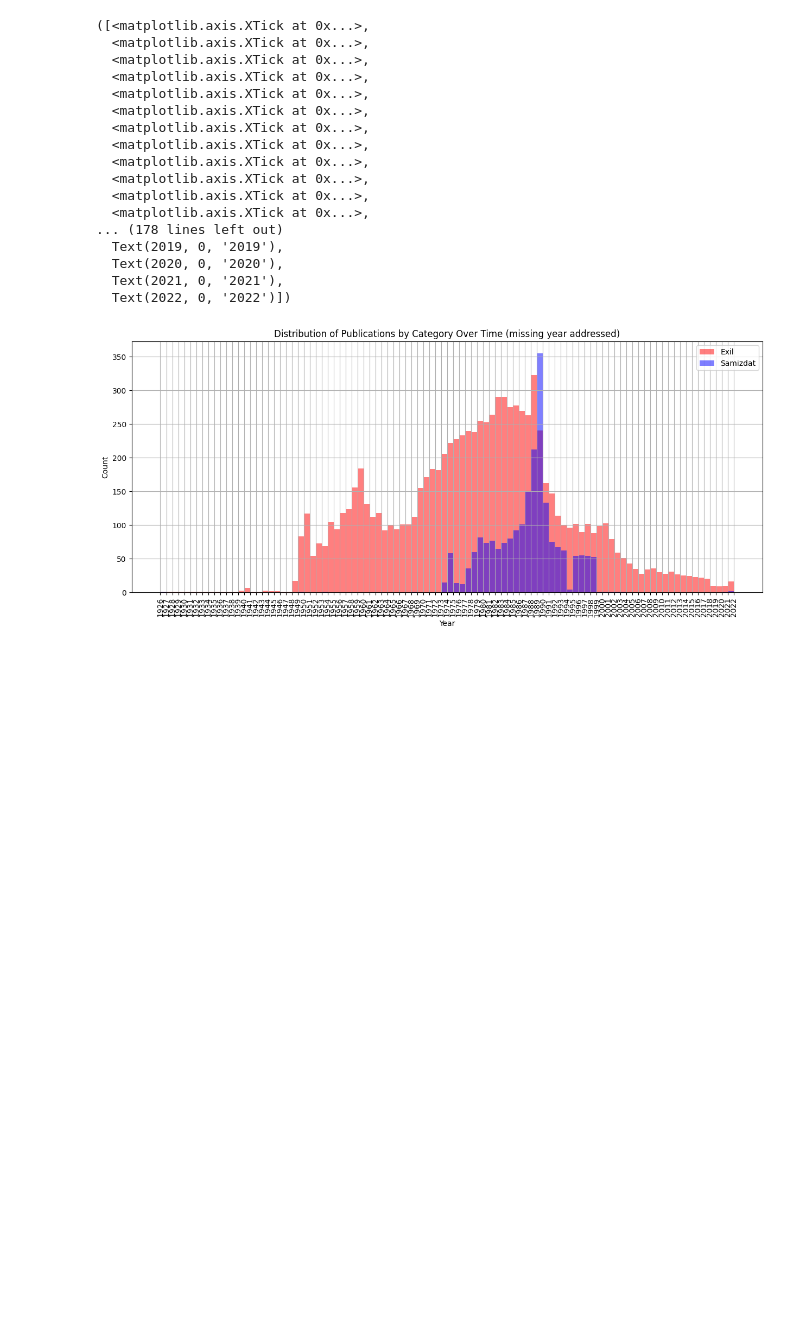
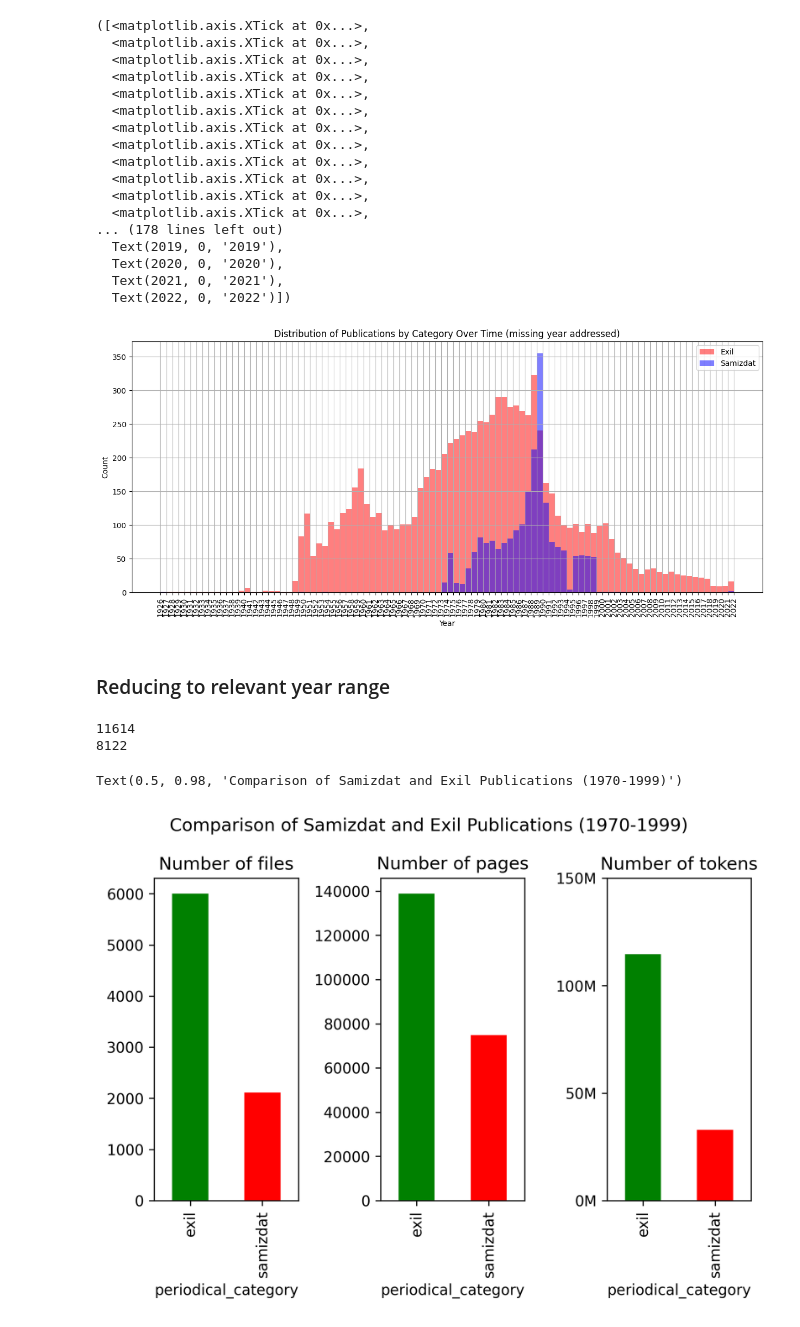
Before and after one commit to KvindtEva/SCRIPTUM, a Jupyter notebook: missing_year_extraction.ipynb, the cells around one changed output. Drawn from its saved outputs; the diff is of its cells as text; code cells hidden in the pictures; blank space fills up the shorter version.

```diff
--- a/missing_year_extraction.ipynb
+++ b/missing_year_extraction.ipynb
@@ -167,3 +131,29 @@ plt.xticks(bins, rotation=90)
   Text(2021, 0, '2021'),
   Text(2022, 0, '2022')])
 [figure]
+# %% [markdown]
+### Reducing to relevant year range
+# %%
+print(scriptum_df.shape[0])
+scriptum_df = scriptum_df[(1970 <= scriptum_df.year) & (scriptum_df.year <= 1999)]
+print(scriptum_df.shape[0])
+# %% [output]
+11614
+8122
+# %%
+fig, axs = plt.subplots(nrows=1, ncols=3, dpi=300, tight_layout=True)
+scriptum_df.groupby("periodical_category").size().plot(kind='bar', color=["green", "red"], ax=axs[0])
+scriptum_df.groupby("periodical_category")["pages_N"].sum().plot(kind='bar', color=["green", "red"], ax=axs[1])
+scriptum_df.groupby("periodical_category")["tokens_N"].sum().plot(kind='bar', color=["green", "red"], ax=axs[2])
+
+axs[0].set_title("Number of files")
+axs[1].set_title("Number of pages")
+axs[2].set_title("Number of tokens")
+
+axs[2].set_yticks(range(0,200000000, 50000000))
+axs[2].set_yticklabels([str(n)+ "M" for n in range(0,200, 50)])
+
+plt.suptitle("Comparison of Samizdat and Exil Publications (1970-1999)")
+# %% [output]
+Text(0.5, 0.98, 'Comparison of Samizdat and Exil Publications (1970-1999)')
+[figure, added]
```
Also changed, not shown: parts of 7 cells of this notebook, 1 other file.
